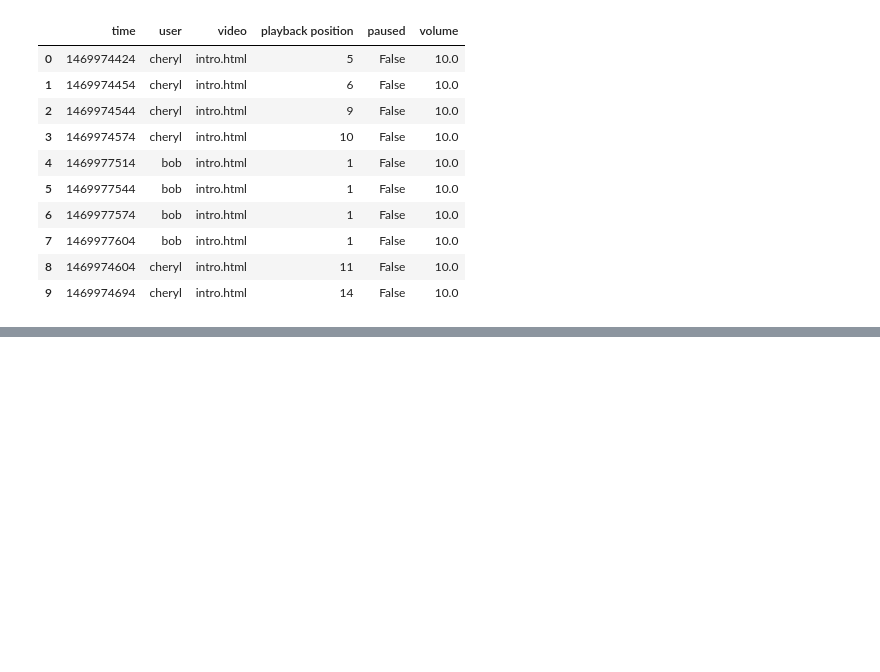
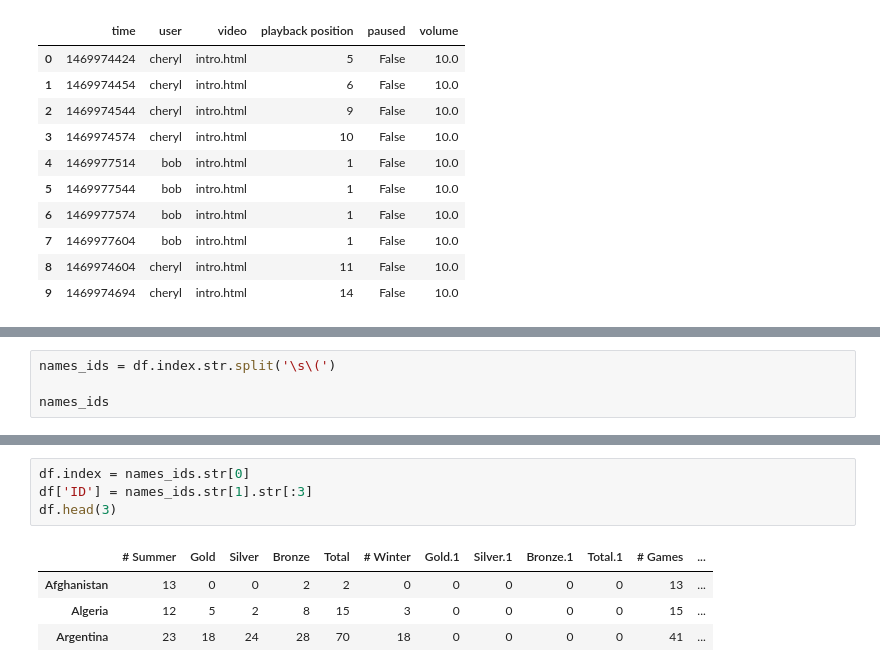
Before and after one commit to staciewow/DS-in-Python, a Jupyter notebook: SJ - Intro to DS in Python 2.ipynb, the cells around one changed output, grey strips where cells are left out. Saved outputs shown, nothing was run; the diff lists cells and outputs as text; blank space fills up the shorter version.

```diff
--- a/SJ - Intro to DS in Python 2.ipynb
+++ b/SJ - Intro to DS in Python 2.ipynb
@@ -468,0 +504,4 @@ df.head(10)
+# %%
+names_ids = df.index.str.split('\s\(')
+
+names_ids
@@ -468,0 +526,9 @@ df.head(10)
+# %%
+df.index = names_ids.str[0]
+df['ID'] = names_ids.str[1].str[:3]
+df.head(3)
+# %% [output]
+|  | # Summer | Gold | Silver | Bronze | Total | # Winter | Gold.1 | Silver.1 | Bronze.1 | Total.1 | # Games | ... |
+| Afghanistan | 13 | 0 | 0 | 2 | 2 | 0 | 0 | 0 | 0 | 0 | 13 | ... |
+| Algeria | 12 | 5 | 2 | 8 | 15 | 3 | 0 | 0 | 0 | 0 | 15 | ... |
+| Argentina | 23 | 18 | 24 | 28 | 70 | 18 | 0 | 0 | 0 | 0 | 41 | ... |
```
Also changed, not shown: parts of 30 cells of this notebook.
